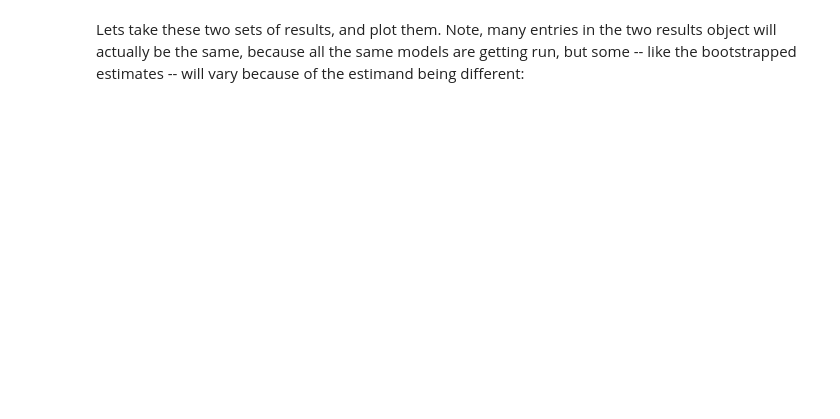
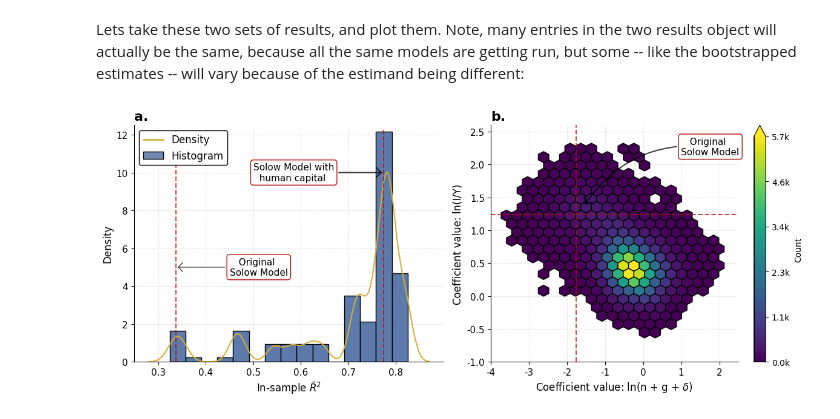
Before and after one commit to RobustiPy/robustipy, a Jupyter notebook: empirical_examples/empirical_type2_mrw.ipynb, the cells around one changed output. Cells and saved outputs as stored; diff of their text form; code cells hidden in the pictures; blank space fills up the shorter version.

```diff
--- a/empirical_examples/empirical_type2_mrw.ipynb
+++ b/empirical_examples/empirical_type2_mrw.ipynb
@@ -445,7 +471,7 @@ ax1.legend(handles=legend_elements,
 image = ax2.hexbin(
     df_results_lnn.estimates.stack(),
     df_results_ls.estimates.stack(),
-    cmap='Spectral_r',
+    cmap='viridis',
     gridsize=20,
     mincnt=1,
     edgecolor="k",
@@ -496,8 +522,8 @@ ax1.set_xlabel(r'In-sample $\bar{R}^2$', fontsize=12)
 ax2.set_ylabel('Coefficient value: ln(I/Y)', fontsize=12)
 ax2.set_xlabel(r'Coefficient value: ln(n + g + $\delta$)', fontsize=12)
 
-ax1.set_title('a.', loc='left', fontsize=16, y=1)
-ax2.set_title('b.', loc='left', fontsize=16, y=1)
+ax1.set_title('a.', loc='left', fontsize=16, y=1, fontweight='bold')
+ax2.set_title('b.', loc='left', fontsize=16, y=1, fontweight='bold')
 
 
 
@@ -601,30 +627,32 @@ ax2.annotate(
     "   Original\nSolow Model",
     xy=(-1.7515+.2, 1.2736+.1),
     xytext=(-1.7515+2.75, 1.2736+1),
     textcoords='data',
     ha='left',
     va='center',
     fontsize=11,
     bbox=dict(boxstyle='round,pad=0.3', fc='white', ec=colors[1], lw=1),
     arrowprops=dict(
         arrowstyle='->,head_length=0.5,head_width=0.5',
         color='k',
         alpha=0.75,
         connectionstyle="arc3,rad=0.3",
         lw=1.5
     )
 )
 
 
 sns.despine()
 
 plt.tight_layout()
 import os
 os.makedirs(os.path.join('..',
                          'figures',
                          'mrw_example',
                         ),
             exist_ok=True
            )
 plt.savefig('../figures/mrw_example/solow_model_results.pdf', bbox_inches='tight')
 plt.savefig('../figures/mrw_example/solow_model_results.png', bbox_inches='tight')
+# %% [output]
+[figure, added]
```
Also changed, not shown: parts of 8 cells of this notebook, 9 other files.
